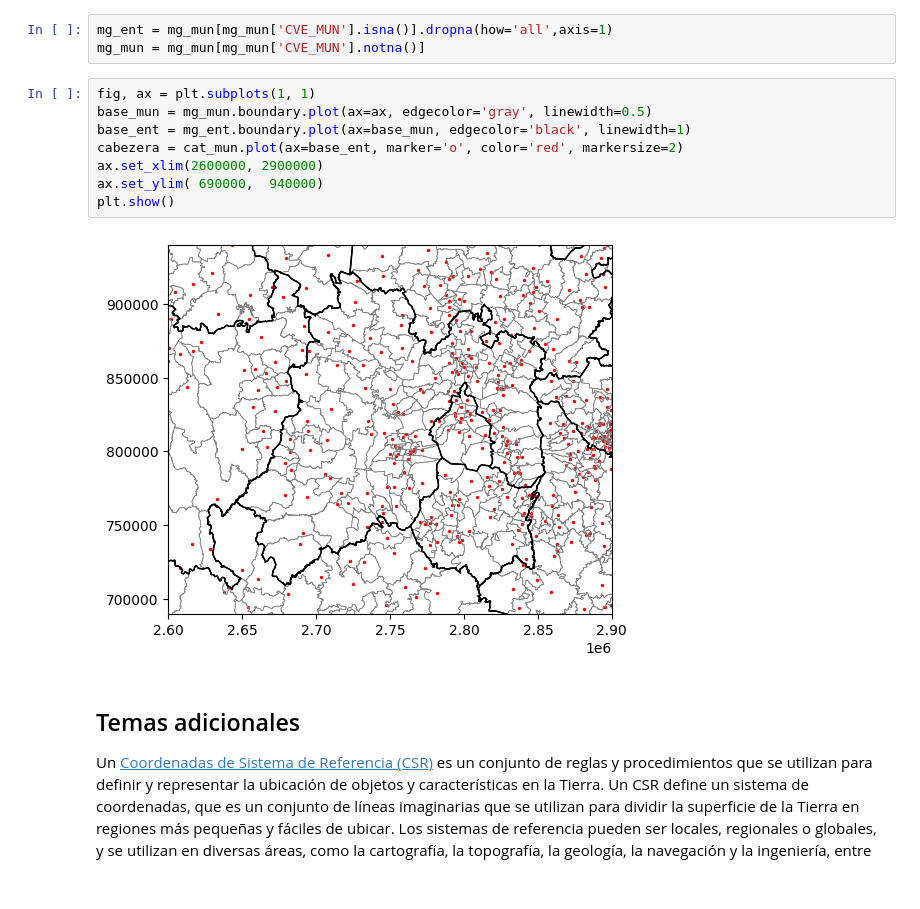
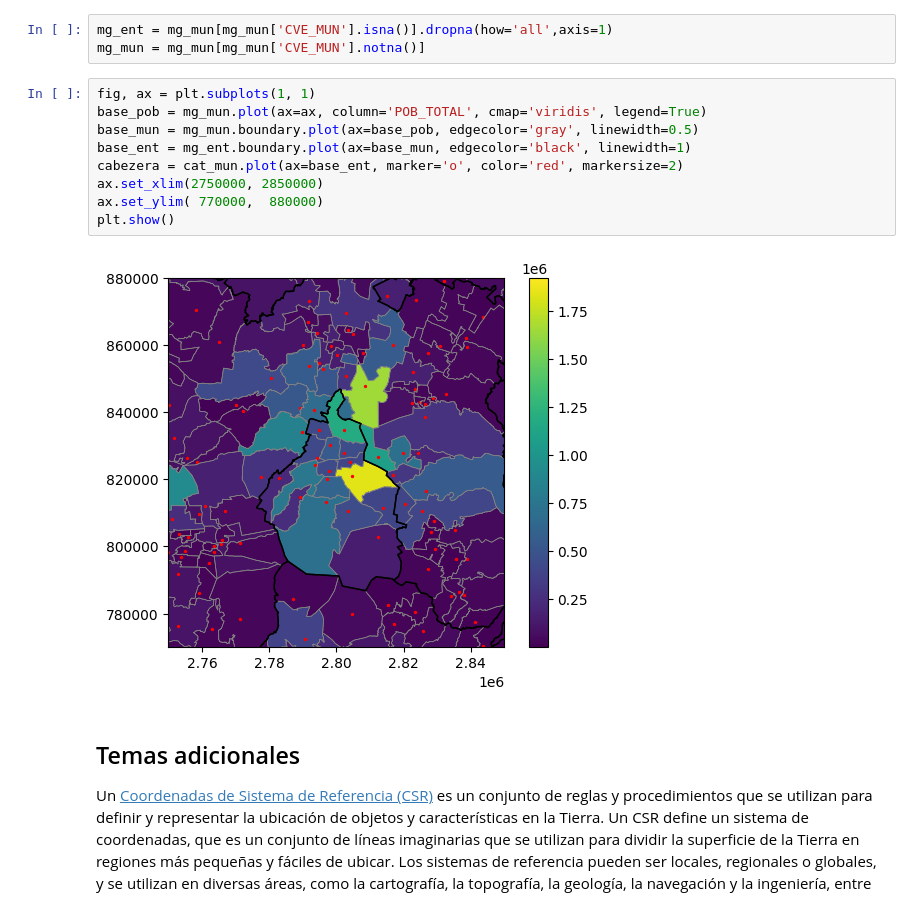
Before and after one commit to mar-esther23/CursoPandas2023, a Jupyter notebook: CPB_Mapas.ipynb, the cells around one changed output. Drawn from its saved outputs; the diff is of its cells as text.

```diff
--- a/CPB_Mapas.ipynb
+++ b/CPB_Mapas.ipynb
@@ -278,14 +278,15 @@ mg_ent = mg_mun[mg_mun['CVE_MUN'].isna()].dropna(how='all',axis=1)
 mg_mun = mg_mun[mg_mun['CVE_MUN'].notna()]
 # %%
 fig, ax = plt.subplots(1, 1)
-base_mun = mg_mun.boundary.plot(ax=ax, edgecolor='gray', linewidth=0.5)
+base_pob = mg_mun.plot(ax=ax, column='POB_TOTAL', cmap='viridis', legend=True)
+base_mun = mg_mun.boundary.plot(ax=base_pob, edgecolor='gray', linewidth=0.5)
 base_ent = mg_ent.boundary.plot(ax=base_mun, edgecolor='black', linewidth=1)
 cabezera = cat_mun.plot(ax=base_ent, marker='o', color='red', markersize=2)
-ax.set_xlim(2600000, 2900000)
-ax.set_ylim( 690000,  940000)
+ax.set_xlim(2750000, 2850000)
+ax.set_ylim( 770000,  880000)
 plt.show()
 # %% [output]
-[figure, old version]
+[figure, new version]
 # %% [markdown]
 ## Temas adicionales
 
```
